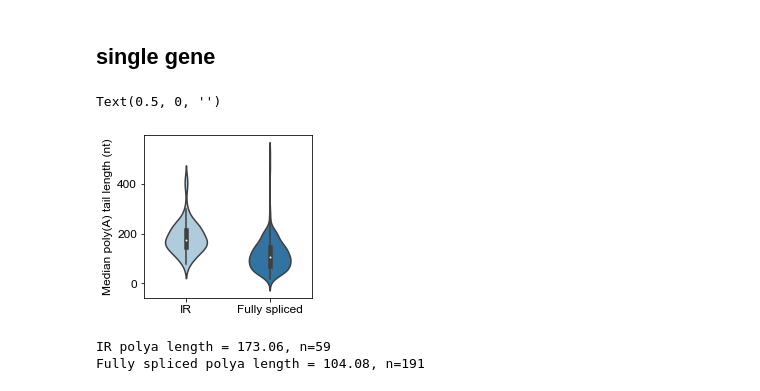
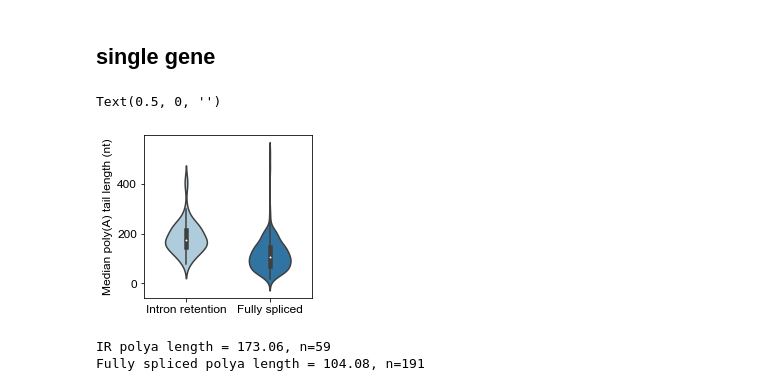
Before and after one commit to ZhaiLab-SUSTech/Full_length_transcripts_analysis, a Jupyter notebook: notebook/splicing.ipynb, the cells around one changed output. Cells and saved outputs as stored; diff of their text form; code cells hidden in the pictures.

```diff
--- a/notebook/splicing.ipynb
+++ b/notebook/splicing.ipynb
@@ -387,12 +388,12 @@ del df1, df2
 # %%
 plt.figure(figsize=(3, 3))
 sns.violinplot(x='type', y='polya_len', data=df, width=.5)
 plt.ylabel('Median poly(A) tail length (nt)')
-plt.xticks([0, 1], ['IR', 'Fully spliced'])
+plt.xticks([0, 1], ['Intron retention', 'Fully spliced'])
 plt.xlabel('')
 # %% [output]
 Text(0.5, 0, '')
-[figure, old version]
+[figure, new version]
 # %%
 print(f'IR polya length = {np.median(unspliced_polya_len):.2f}, n={len(unspliced_polya_len)}')
 print(f'Fully spliced polya length = {np.median(spliced_polya_len):.2f}, n={len(spliced_polya_len)}')
```
Also changed, not shown: parts of 4 cells of this notebook, 2 other files.
